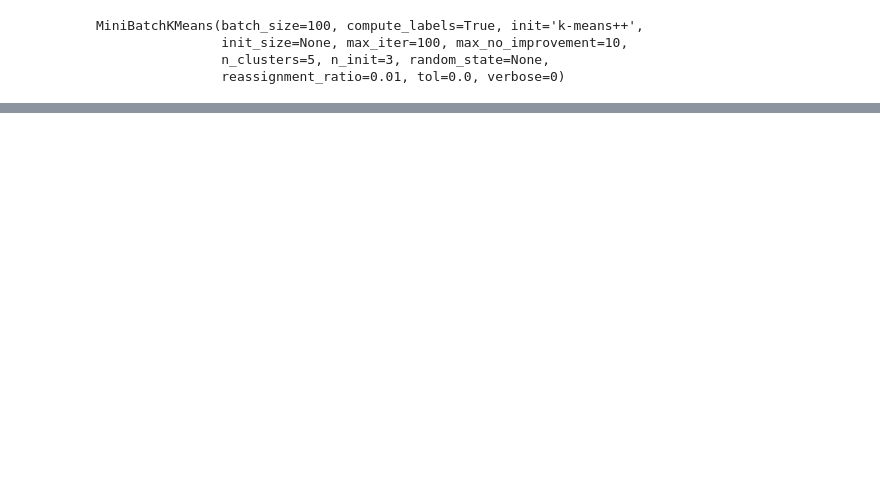
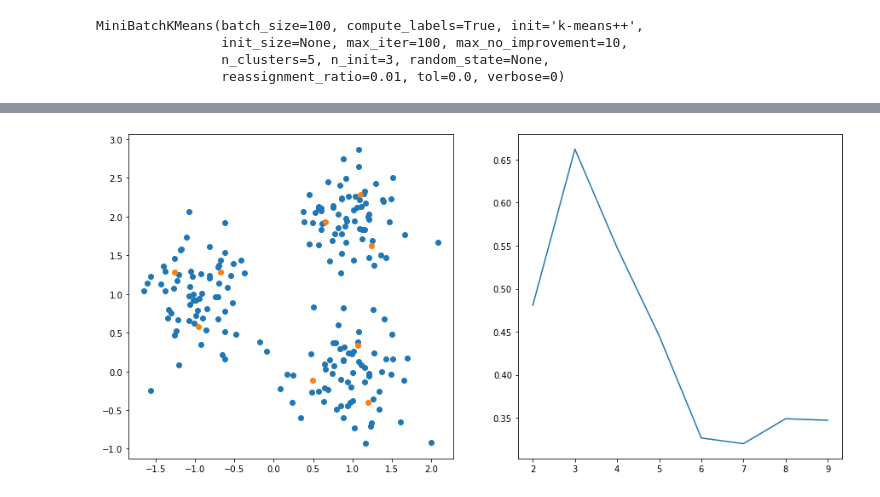
Before and after one commit to SubhoBasak/Learning_DataScience, a Jupyter notebook: 08_Unsupervised_learning/unsupervised_learning.ipynb, the cells around one changed output, grey strips where cells are left out. Cells and saved outputs as stored; diff of their text form; code cells hidden in the pictures; blank space fills up the shorter version.

```diff
--- a/08_Unsupervised_learning/unsupervised_learning.ipynb
+++ b/08_Unsupervised_learning/unsupervised_learning.ipynb
@@ -292,0 +314,23 @@ for i in max_iter:
+# %%
+range_clusters = list(range(2, 10))
+
+n_clusters = []
+silhouette_coef = []
+
+for i in range_clusters:
+    clear_output(wait = True)
+    kmeans = KMeans(n_clusters = i)
+    kmeans.fit(X)
+    n_clusters.append(i)
+    silhouette_coef.append(silhouette_score(X, kmeans.labels_))
+    fig = plt.figure(figsize = (15, 7))
+    axs1 = fig.add_subplot(1, 2, 1)
+    axs2 = fig.add_subplot(1, 2, 2)
+    axs1.scatter(X[:, 0], X[:, 1])
+    axs1.scatter(kmeans.cluster_centers_[:, 0], kmeans.cluster_centers_[:, 1])
+    axs2.plot(n_clusters, silhouette_coef)
+#     plt.yticks([-1, 0, 1])
+    plt.show()
+    plt.pause(1)
+# %% [output]
+[figure, added]
```
Also changed, not shown: parts of 39 cells of this notebook, 5 other files.
